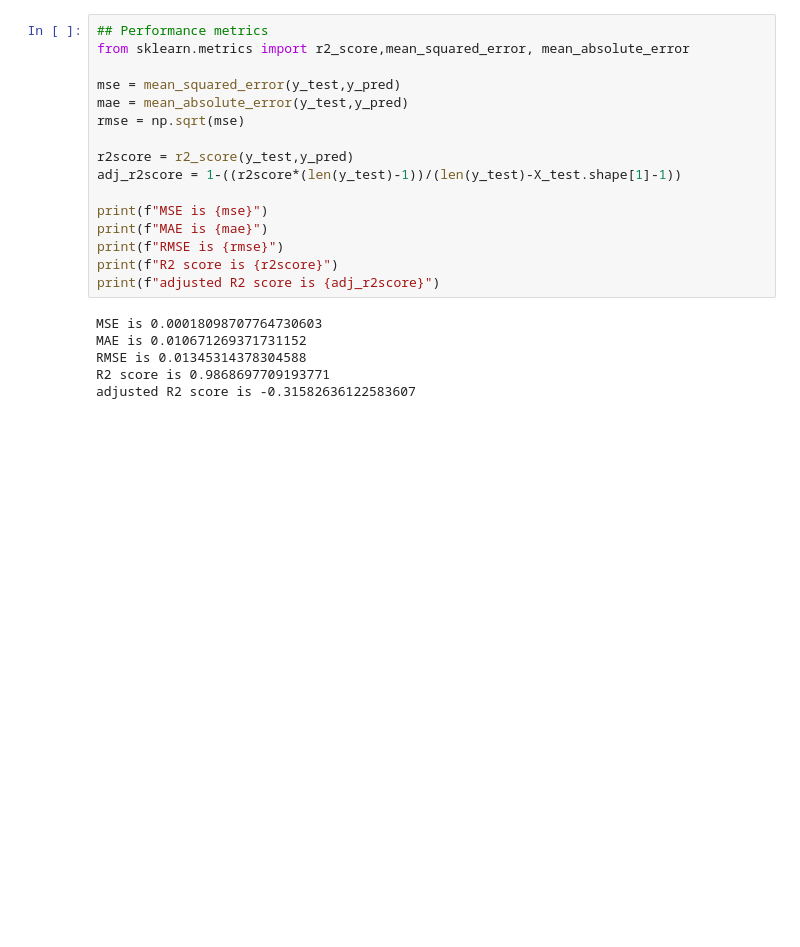
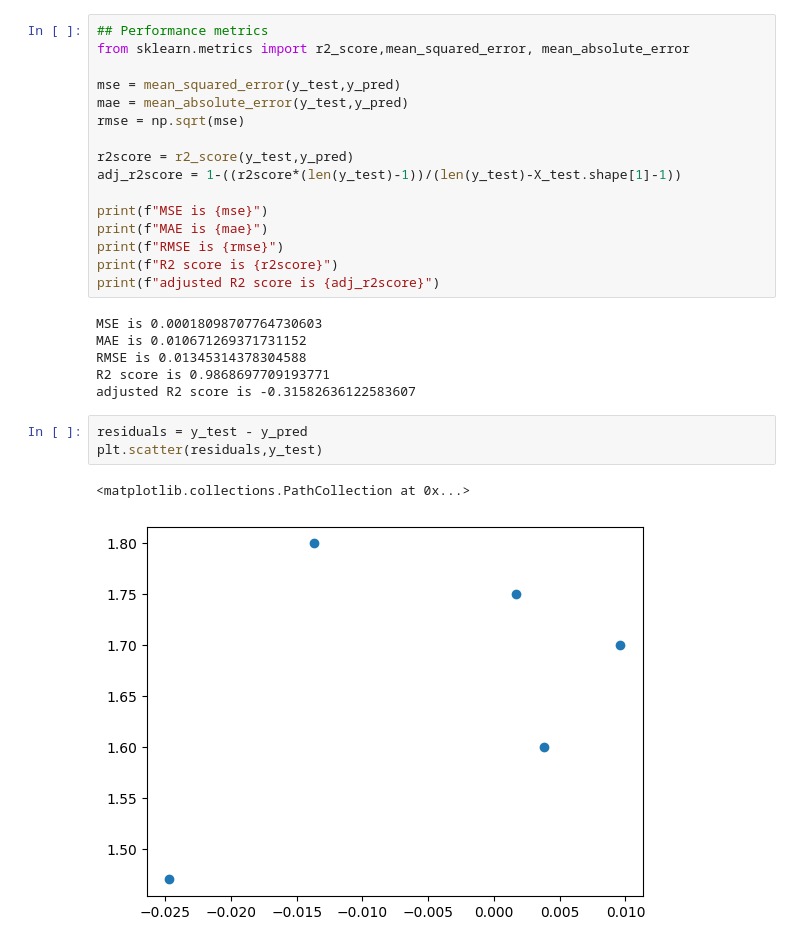
Before and after one commit to rasacharjee/Machine-Learning, a Jupyter notebook: simple-linear-regression.ipynb, the cells around one changed output. Drawn from its saved outputs; the diff is of its cells as text; blank space fills up the shorter version.

```diff
--- a/simple-linear-regression.ipynb
+++ b/simple-linear-regression.ipynb
@@ -170,3 +170,9 @@ MAE is 0.010671269371731152
 RMSE is 0.01345314378304588
 R2 score is 0.9868697709193771
 adjusted R2 score is -0.31582636122583607
+# %%
+residuals = y_test - y_pred
+plt.scatter(residuals,y_test)
+# %% [output]
+<matplotlib.collections.PathCollection at 0x...>
+[figure, added]
```
Also changed, not shown: parts of 1 cell of this notebook.
